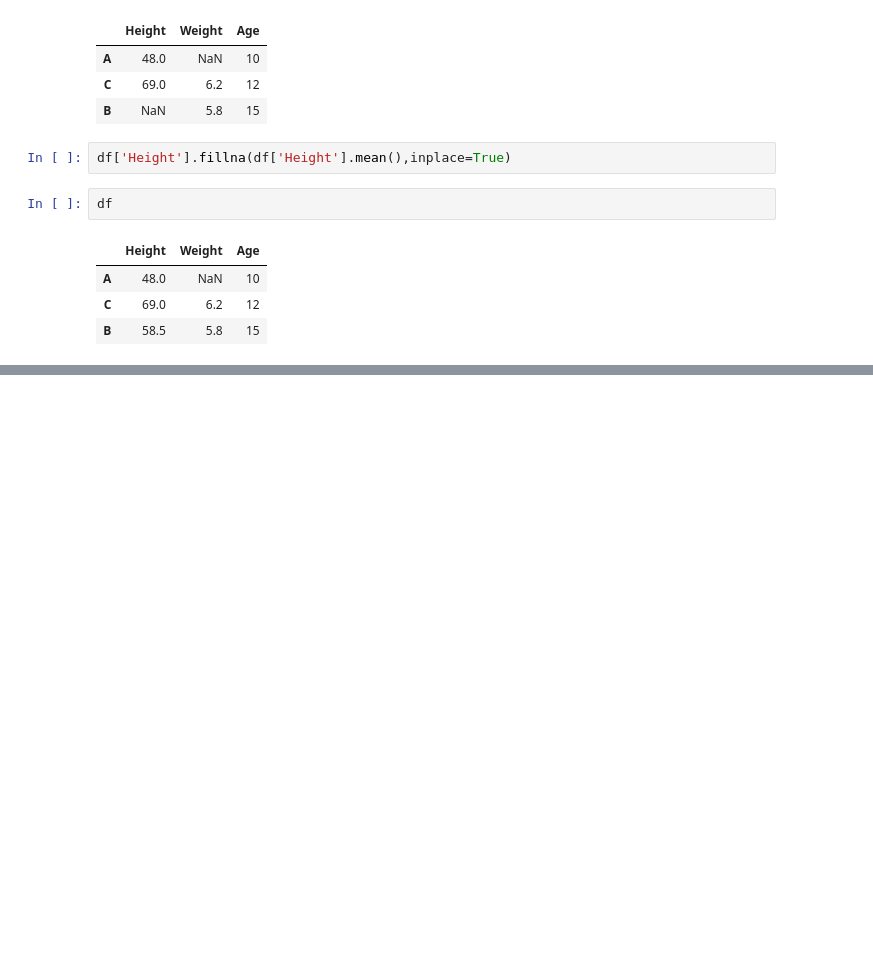
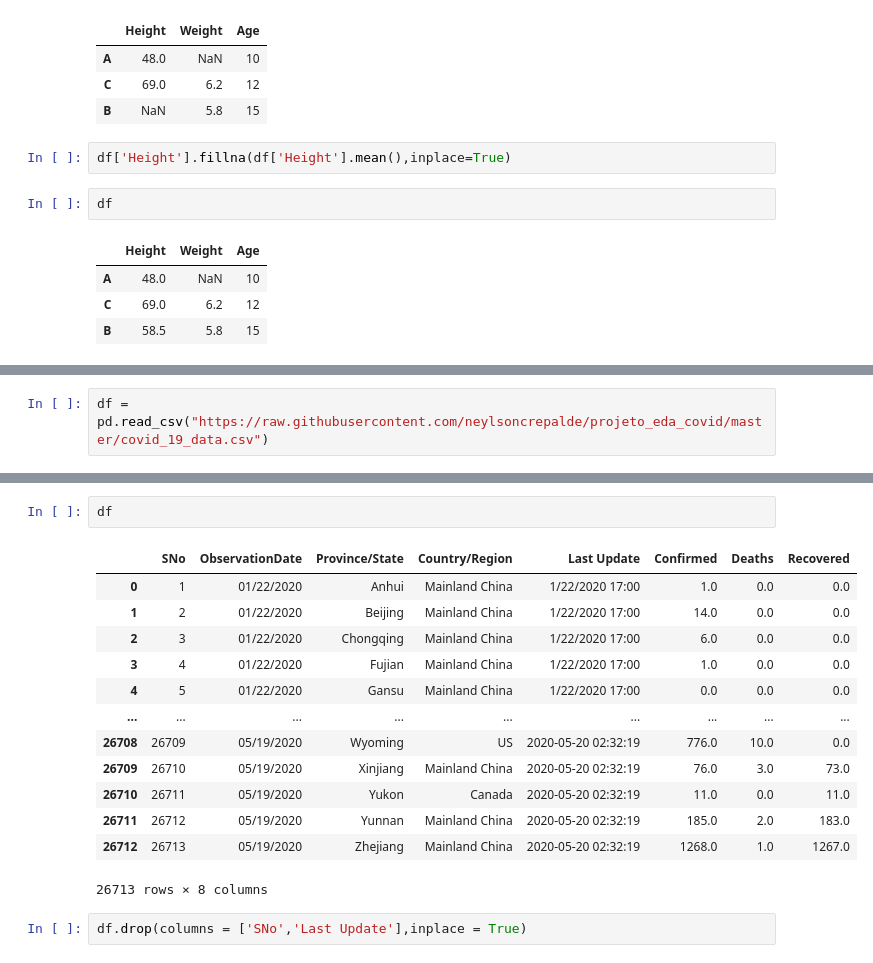
Before and after one commit to Pepcoders/Data-Science-January, a Jupyter notebook: Pandas/Pandas.ipynb, the cells around one changed output, grey strips where cells are left out. Drawn from its saved outputs; the diff is of its cells as text; blank space fills up the shorter version.

```diff
--- a/Pandas/Pandas.ipynb
+++ b/Pandas/Pandas.ipynb
@@ -391,0 +413,2 @@ df
+# %%
+df = pd.read_csv("https://raw.githubusercontent.com/neylsoncrepalde/projeto_eda_covid/master/covid_19_data.csv")
@@ -391,0 +458,18 @@ df
+# %%
+df
+# %% [output]
+|  | SNo | ObservationDate | Province/State | Country/Region | Last Update | Confirmed | Deaths | Recovered |
+| 0 | 1 | 01/22/2020 | Anhui | Mainland China | 1/22/2020 17:00 | 1.0 | 0.0 | 0.0 |
+| 1 | 2 | 01/22/2020 | Beijing | Mainland China | 1/22/2020 17:00 | 14.0 | 0.0 | 0.0 |
+| 2 | 3 | 01/22/2020 | Chongqing | Mainland China | 1/22/2020 17:00 | 6.0 | 0.0 | 0.0 |
+| 3 | 4 | 01/22/2020 | Fujian | Mainland China | 1/22/2020 17:00 | 1.0 | 0.0 | 0.0 |
+| 4 | 5 | 01/22/2020 | Gansu | Mainland China | 1/22/2020 17:00 | 0.0 | 0.0 | 0.0 |
+| ... | ... | ... | ... | ... | ... | ... | ... | ... |
+| 26708 | 26709 | 05/19/2020 | Wyoming | US | 2020-05-20 02:32:19 | 776.0 | 10.0 | 0.0 |
+| 26709 | 26710 | 05/19/2020 | Xinjiang | Mainland China | 2020-05-20 02:32:19 | 76.0 | 3.0 | 73.0 |
+| 26710 | 26711 | 05/19/2020 | Yukon | Canada | 2020-05-20 02:32:19 | 11.0 | 0.0 | 11.0 |
+| 26711 | 26712 | 05/19/2020 | Yunnan | Mainland China | 2020-05-20 02:32:19 | 185.0 | 2.0 | 183.0 |
+| 26712 | 26713 | 05/19/2020 | Zhejiang | Mainland China | 2020-05-20 02:32:19 | 1268.0 | 1.0 | 1267.0 |
+26713 rows × 8 columns
+# %%
+df.drop(columns = ['SNo','Last Update'],inplace = True)
```
Also changed, not shown: parts of 20 cells of this notebook.
